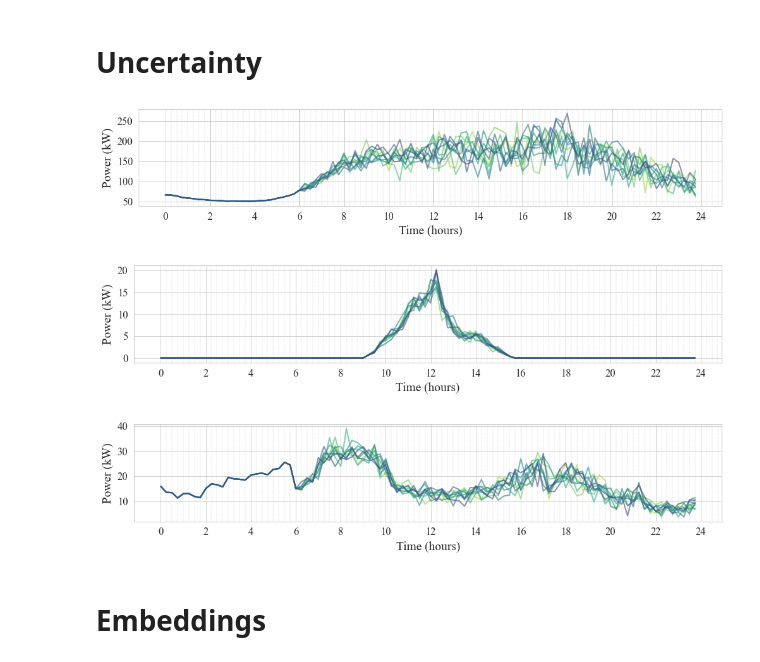
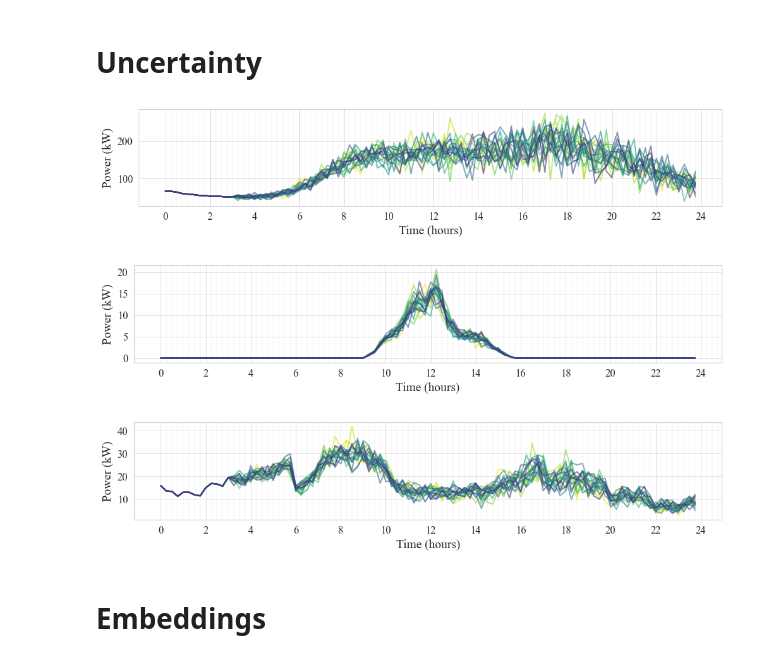
Before and after one commit to arbit3rr/ES-Temporal-RL, a Jupyter notebook: 8. plot_results.ipynb, the cells around one changed output. Drawn from its saved outputs; the diff is of its cells as text; code cells hidden in the pictures.

```diff
--- a/8. plot_results.ipynb
+++ b/8. plot_results.ipynb
@@ -355,8 +355,8 @@ for t in types:
     # plt.legend(fontsize=10)
     plt.xlabel('Time (hours)', size=14)
     plt.ylabel('Power (kW)', size=14)
-    plt.grid(True, which='minor', linestyle='--', linewidth=0.3)
-    plt.grid(True, which='major', linestyle='-', linewidth=0.6)
+    plt.grid(True, which='minor', linestyle='--', linewidth=0.2)
+    plt.grid(True, which='major', linestyle='-', linewidth=0.4)
 
     # Set x-axis ticks
     minor_hours = np.arange(0, 25, 0.25)
@@ -378,41 +378,41 @@ plt.rcParams['font.family'] = 'Times New Roman'
 day_data = dataset[1]
 
 # Define number of variations per type
-num_variations = 10
+num_variations = 20
 
 # Define types to plot
 types = ['load', 'solar', 'wind']
 
 # Get the viridis_r colormap
 cmap = plt.get_cmap('viridis_r')
-colors = cmap(np.linspace(0, 1, 15))  # Generate 10 colors from the colormap
+colors = cmap(np.linspace(0, 1, num_variations+3))  # Generate 10 colors from the colormap
 # Plot
 
 for t in types:
     plt.figure(figsize=(12, 2))
     time_steps = np.arange(96) / 4  # Scale the time steps to hours
     for i in range(num_variations):
-        plt.plot(time_steps, add_uncertainty(day_data[t], 96 / 4, base_noise_std=0.2), alpha=0.6, color=colors[i+2])
+        plt.plot(time_steps, add_uncertainty(day_data[t], 96 / 8, base_noise_std=0.2), alpha=0.6, color=colors[i])
 
     # plt.legend()
     # plt.title("10 Variations per Type with Added Uncertainty")
     plt.xlabel('Time (hours)', size=14)
     plt.ylabel('Power (kW)', size=14)
-    plt.grid(True, which='minor', linestyle='--', linewidth=0.3)
-    plt.grid(True, which='major', linestyle='-', linewidth=0.6)
+    plt.grid(True, which='minor', linestyle='--', linewidth=0.2)
+    plt.grid(True, which='major', linestyle='-', linewidth=0.4)
 
     # Set x-axis ticks
     minor_hours = np.arange(0, 25, 0.25)
     major_hours = np.arange(0, 25, 2)
     plt.xticks(minor_hours, minor=True, fontsize=4)
     plt.xticks(major_hours, minor=False, fontsize=12)
     plt.yticks(fontsize=12)
     plt.savefig(f'plots/forecast_{t}.png', dpi=300, bbox_inches='tight', pad_inches=0)
     plt.show()
 # %% [output]
-[figure, old version]
+[figure, new version]
-[figure, old version]
+[figure, new version]
-[figure, old version]
+[figure, new version]
 # %% [markdown]
 # Embeddings
 # %%
```
Also changed, not shown: parts of 3 cells of this notebook, 1 other file.
